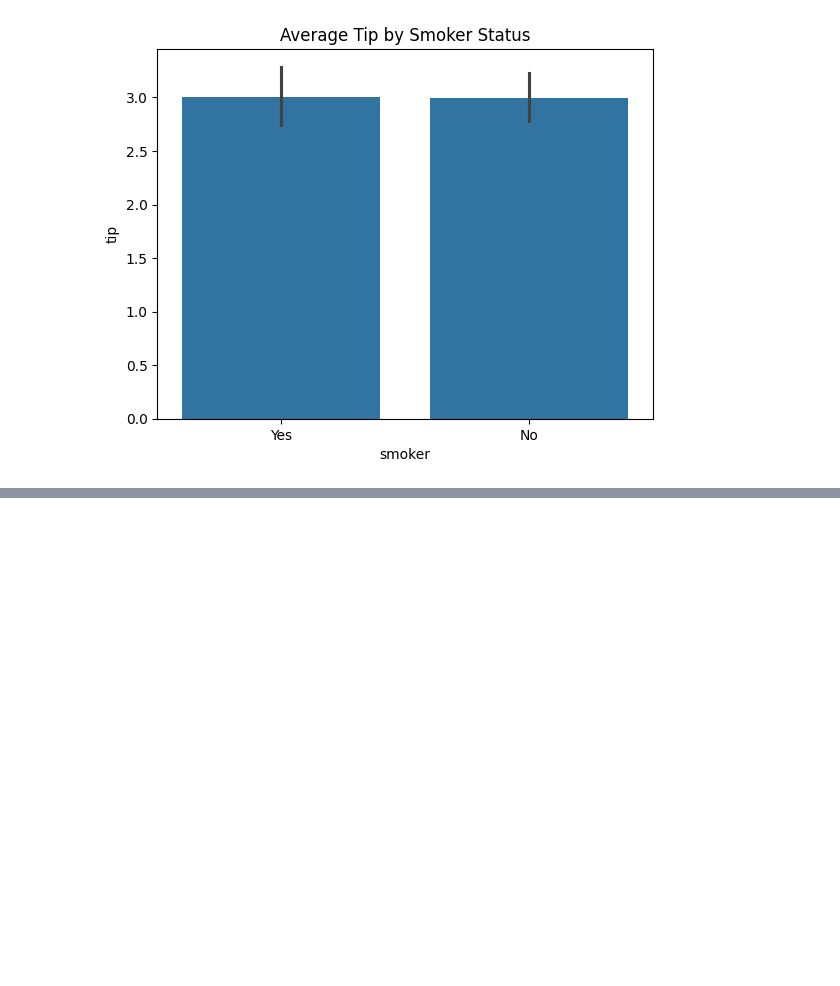
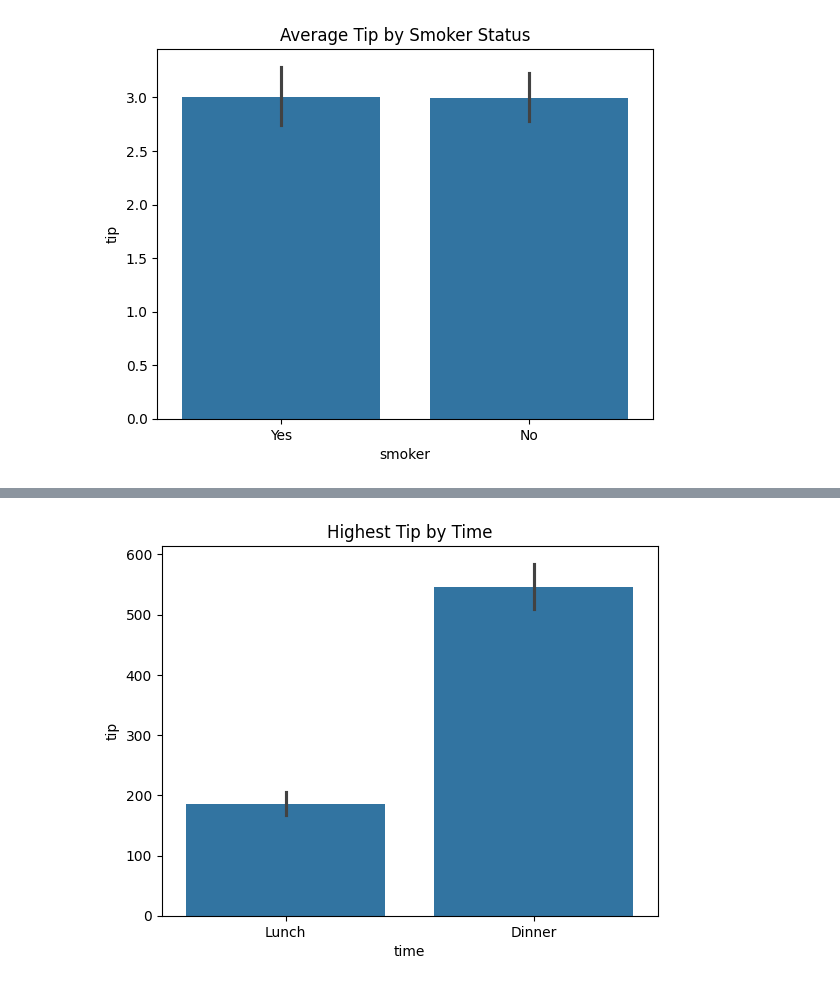
Before and after one commit to Hk9193/data-scienece-, a Jupyter notebook: Tips_Dataset_Restaurant_Bill_Analysis.ipynb, the cells around one changed output, grey strips where cells are left out. Drawn from its saved outputs; the diff is of its cells as text; code cells hidden in the pictures; blank space fills up the shorter version.

```diff
--- a/Tips_Dataset_Restaurant_Bill_Analysis.ipynb
+++ b/Tips_Dataset_Restaurant_Bill_Analysis.ipynb
@@ -49,0 +102,6 @@ plt.show()
+# %%
+sns.barplot(x="time",y="tip",data=tips,estimator="sum")
+plt.title("Highest Tip by Time")
+plt.show()
+# %% [output]
+[figure, added]
```
Also changed, not shown: parts of 9 cells of this notebook.
